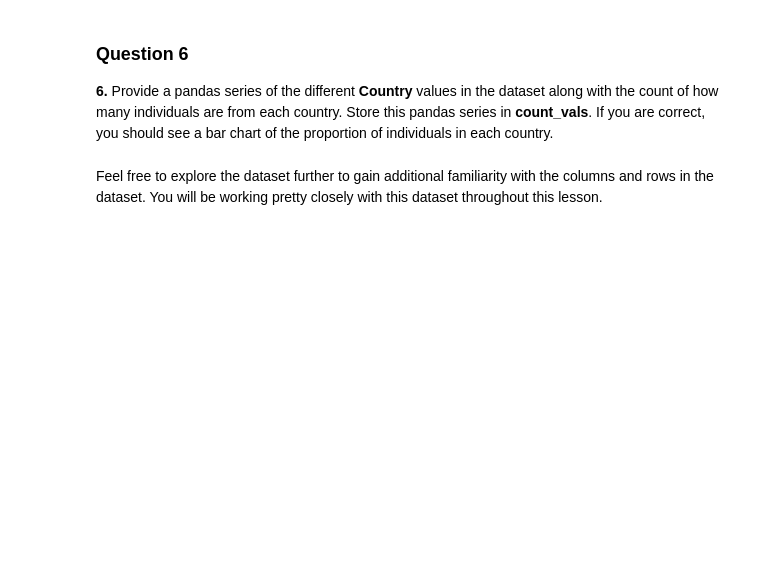
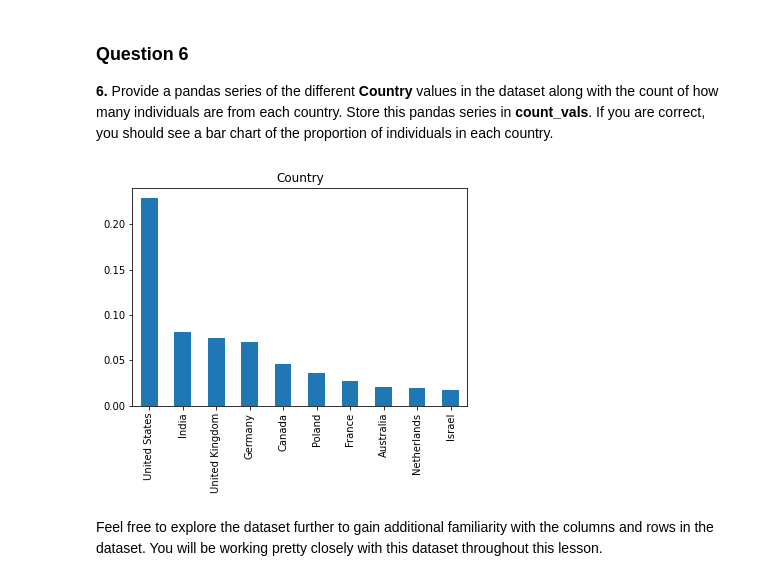
Before and after one commit to Akhil-Theerthala/Data-Science-Nanodegree, a Jupyter notebook: Course files/1. CRISP_DM/A Look at the Data.ipynb, the cells around one changed output. Cells and saved outputs as stored; diff of their text form; code cells hidden in the pictures; blank space fills up the shorter version.

```diff
--- a/Course files/1. CRISP_DM/A Look at the Data.ipynb
+++ b/Course files/1. CRISP_DM/A Look at the Data.ipynb
@@ -89,12 +132,14 @@ plt.title("Formal Education");
 
 **6.** Provide a pandas series of the different **Country** values in the dataset along with the count of how many individuals are from each country.  Store this pandas series in **count_vals**.  If you are correct, you should see a bar chart of the proportion of individuals in each country.
 # %%
-count_vals = #Provide a pandas series of the counts for each Country
+count_vals = df.Country.value_counts()#Provide a pandas series of the counts for each Country
 
 # The below should be a bar chart of the proportion of the top 10 countries for the
 # individuals in your count_vals if it is set up correctly.
 
 (count_vals[:10]/df.shape[0]).plot(kind="bar");
 plt.title("Country");
+# %% [output]
+[figure, added]
 # %% [markdown]
 Feel free to explore the dataset further to gain additional familiarity with the columns and rows in the dataset.  You will be working pretty closely with this dataset throughout this lesson.
```
Also changed, not shown: parts of 10 cells of this notebook, 5 other files.
